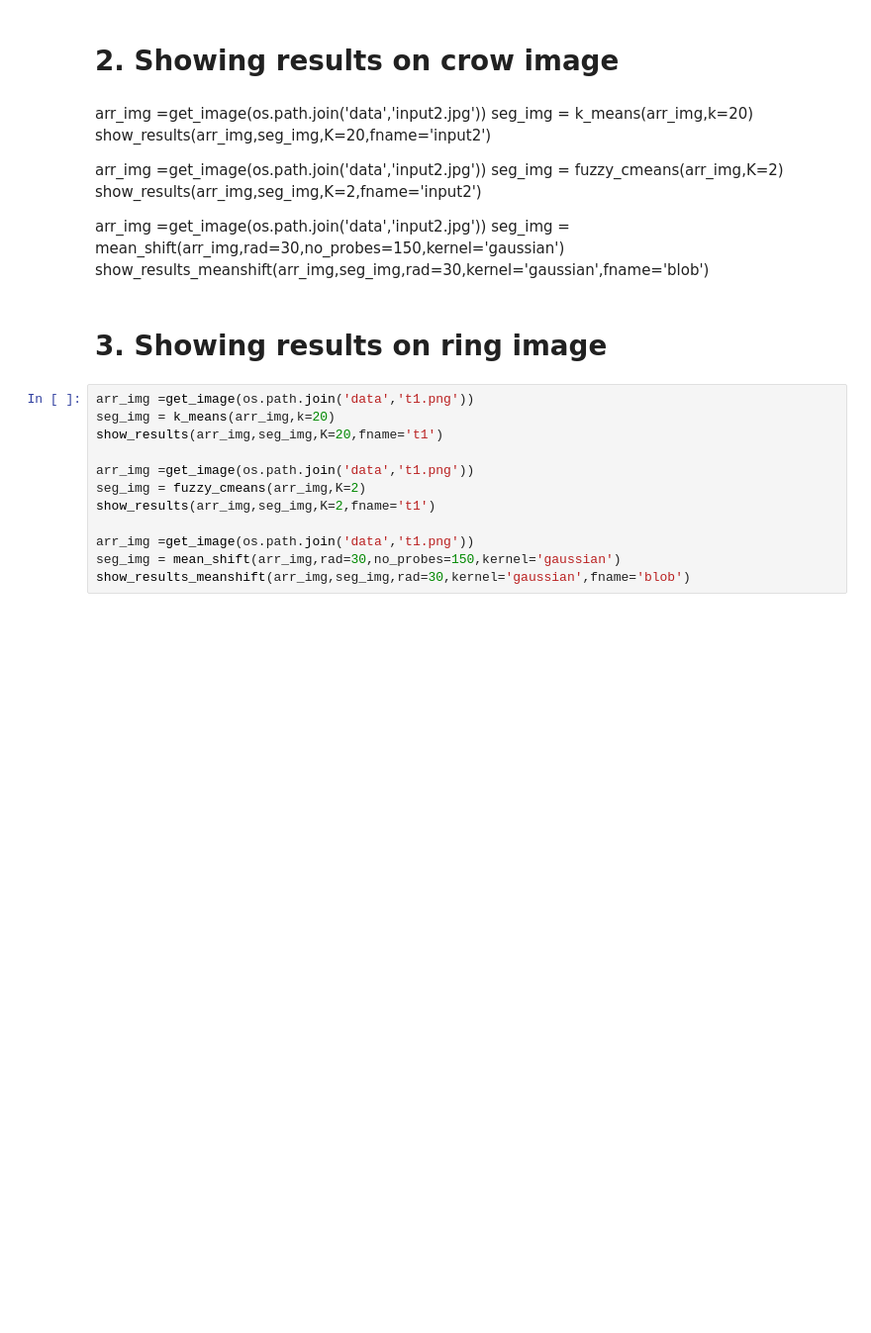
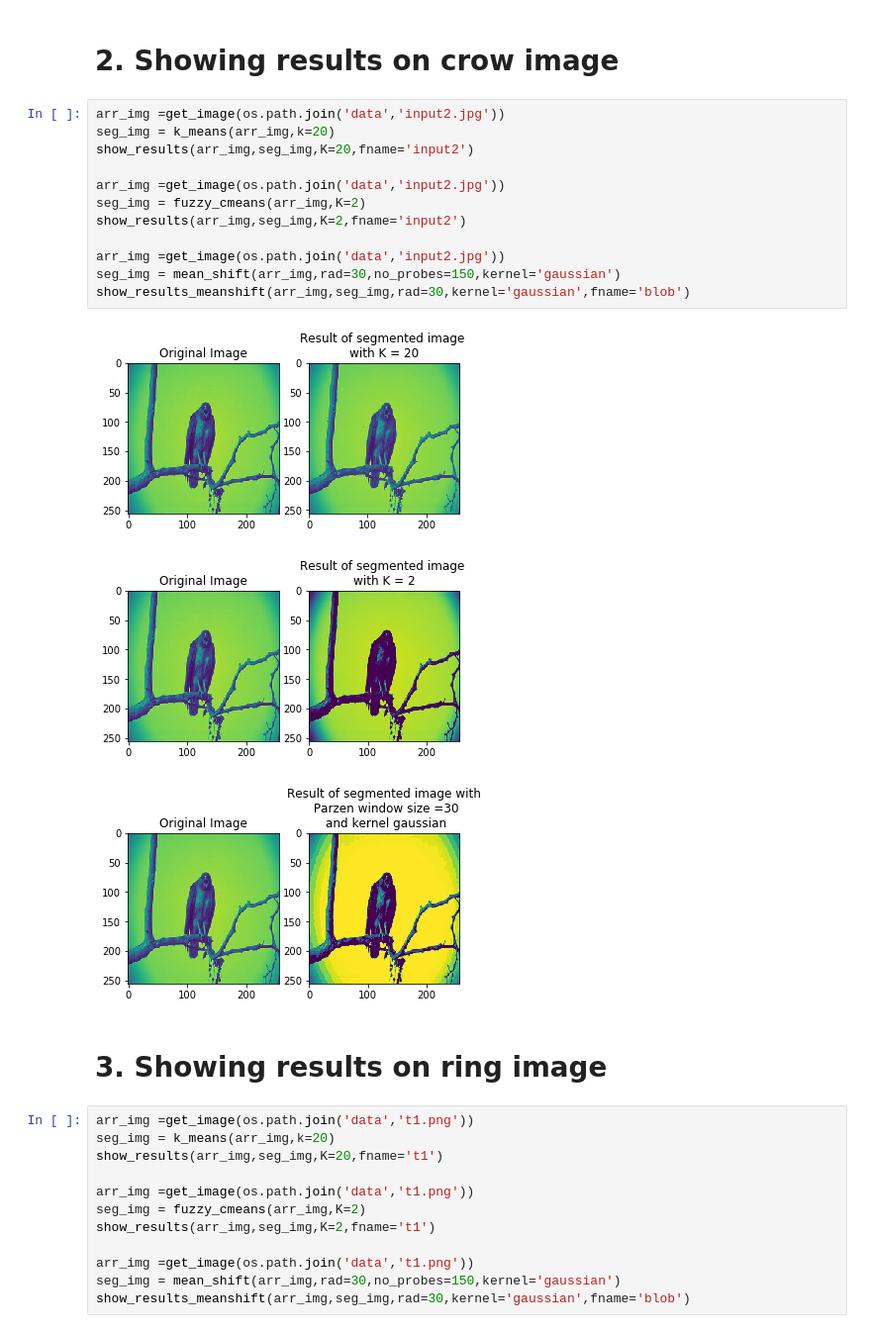
Before and after one commit to Durgesh93/Image_Segmentation, a Jupyter notebook: Imseg.ipynb, the cells around one changed output. Shown at 99% size. Saved outputs shown, nothing was run; the diff lists cells and outputs as text; blank space fills up the shorter version.

```diff
--- a/Imseg.ipynb
+++ b/Imseg.ipynb
@@ -292,17 +292,21 @@ show_results_meanshift(arr_img,seg_img,rad=30,kernel='gaussian',fname='blob')
 # %% [markdown]
 # 2. Showing results on crow image
-# %% [markdown]
-arr_img =get_image(os.path.join('data','input2.jpg'))
-seg_img = k_means(arr_img,k=20)
-show_results(arr_img,seg_img,K=20,fname='input2')
-
-arr_img =get_image(os.path.join('data','input2.jpg'))
-seg_img = fuzzy_cmeans(arr_img,K=2)
-show_results(arr_img,seg_img,K=2,fname='input2')
-
-arr_img =get_image(os.path.join('data','input2.jpg'))
-seg_img = mean_shift(arr_img,rad=30,no_probes=150,kernel='gaussian')
-show_results_meanshift(arr_img,seg_img,rad=30,kernel='gaussian',fname='blob')
+# %%
+arr_img =get_image(os.path.join('data','input2.jpg'))
+seg_img = k_means(arr_img,k=20)
+show_results(arr_img,seg_img,K=20,fname='input2')
+
+arr_img =get_image(os.path.join('data','input2.jpg'))
+seg_img = fuzzy_cmeans(arr_img,K=2)
+show_results(arr_img,seg_img,K=2,fname='input2')
+
+arr_img =get_image(os.path.join('data','input2.jpg'))
+seg_img = mean_shift(arr_img,rad=30,no_probes=150,kernel='gaussian')
+show_results_meanshift(arr_img,seg_img,rad=30,kernel='gaussian',fname='blob')
+# %% [output]
+[figure, added]
+[figure, added]
+[figure, added]
 # %% [markdown]
 # 3. Showing results on ring image
 # %%
```
Also changed, not shown: parts of 4 cells of this notebook.
